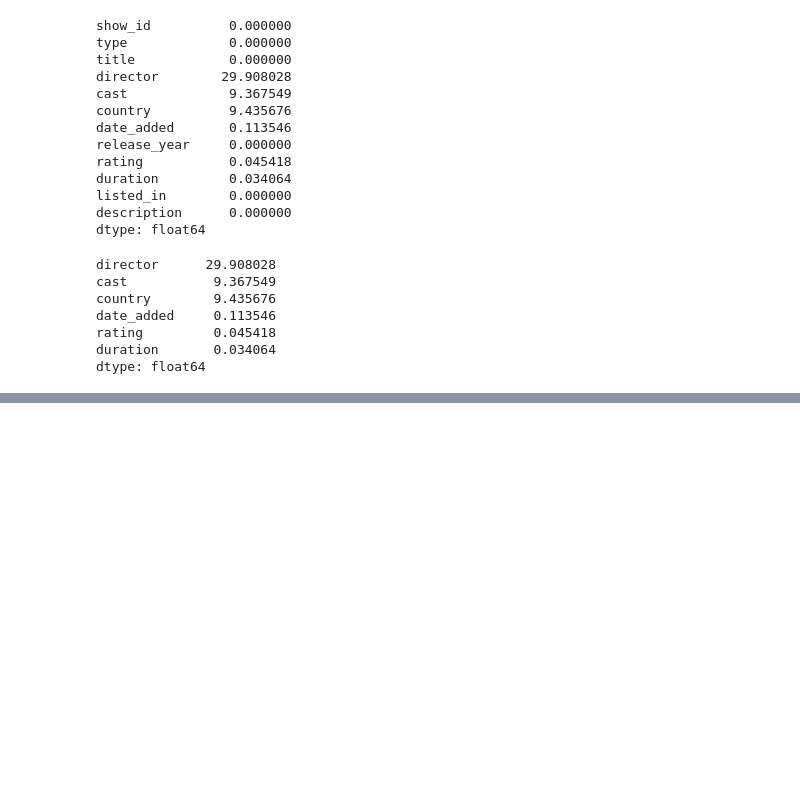
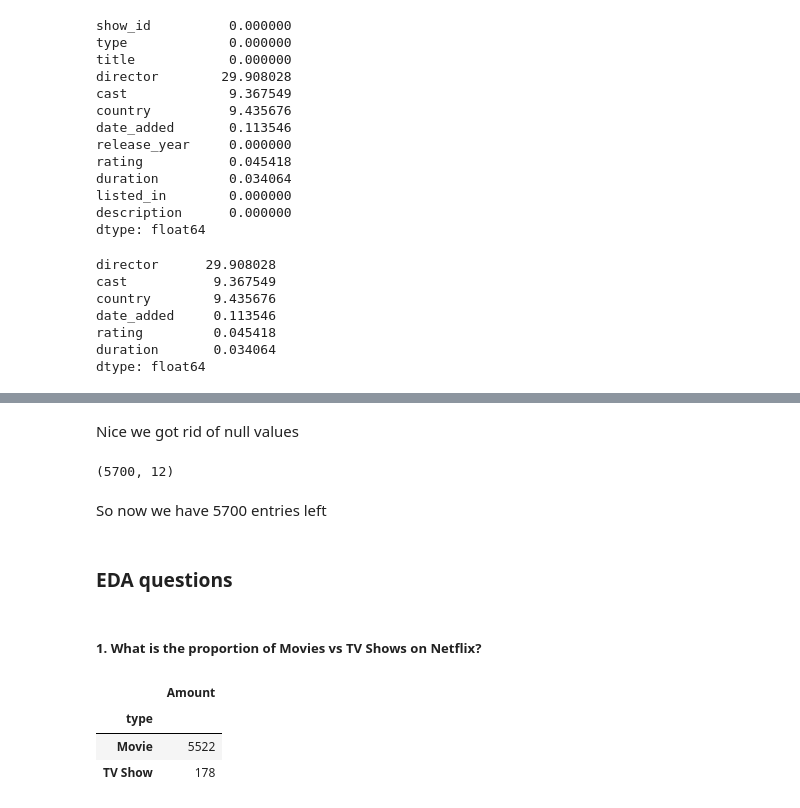
Before and after one commit to vNullptr/netflix-eda, a Jupyter notebook: notebook.ipynb, the cells around one changed output, grey strips where cells are left out. Saved outputs shown, nothing was run; the diff lists cells and outputs as text; code cells hidden in the pictures; blank space fills up the shorter version.

Commit message:
Finished cleaning up set and started on questions.

```diff
--- a/notebook.ipynb
+++ b/notebook.ipynb
@@ -132,0 +172,19 @@ dtype: float64
+# %% [markdown]
+Nice we got rid of null values
+# %%
+netflix_copy.shape
+# %% [output]
+(5700, 12)
+# %% [markdown]
+So now we have 5700 entries left
+# %% [markdown]
+### EDA questions
+# %% [markdown]
+##### 1. What is the proportion of Movies vs TV Shows on Netflix?
+# %%
+netflix_copy.type.value_counts().to_frame("Amount")
+# %% [output]
+|  | Amount |
+| type |  |
+| Movie | 5522 |
+| TV Show | 178 |
```
Also changed, not shown: parts of 8 cells of this notebook.
